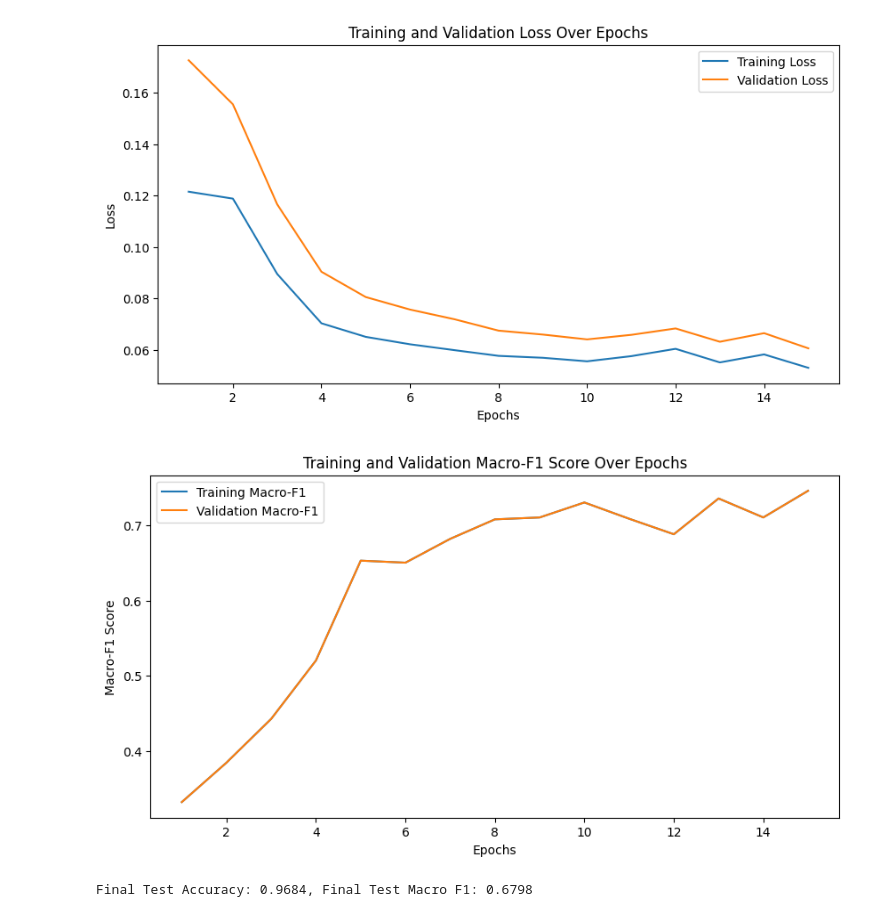
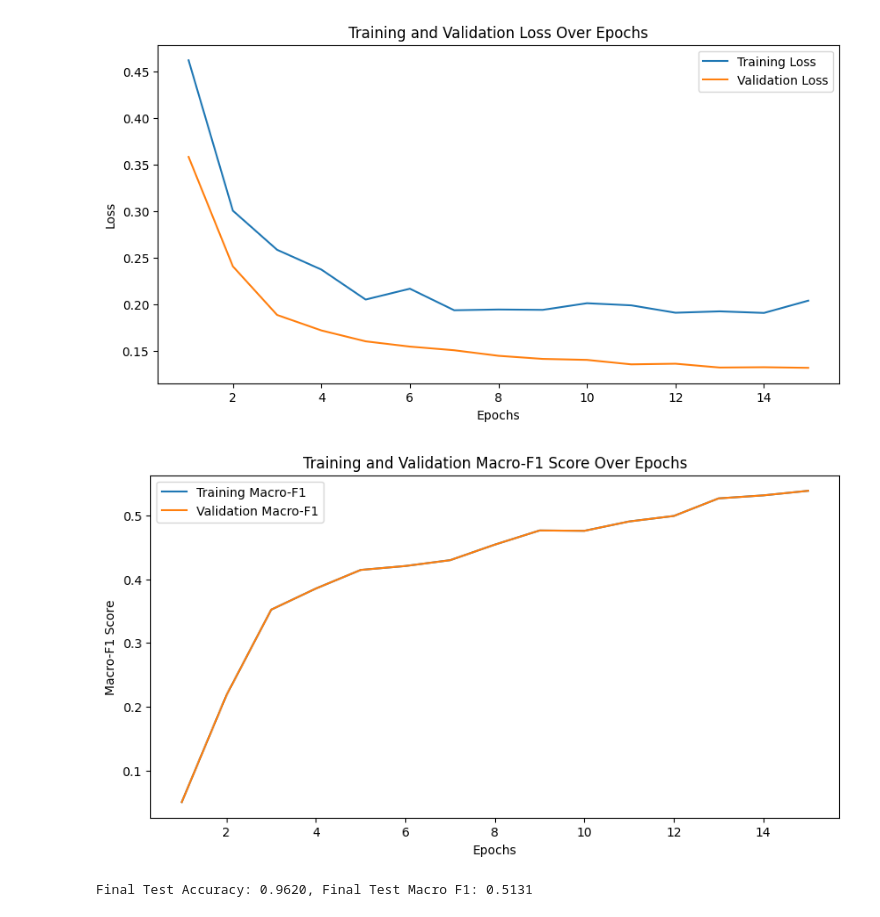
Before and after one commit to hyouteki/lanat, a Jupyter notebook: bio_encoding/dataset_1/RNN_fasttext.ipynb, the cells around one changed output. Drawn from its saved outputs; the diff is of its cells as text; code cells hidden in the pictures.

```diff
--- a/bio_encoding/dataset_1/RNN_fasttext.ipynb
+++ b/bio_encoding/dataset_1/RNN_fasttext.ipynb
@@ -29,7 +29,7 @@ def load_embeddings_from_file(embedding_file, word_index, embedding_dim):
 
 
 # Load processed data
-with open("processed_train_data.json", "r") as f_train, open("processed_val_data.json", "r") as f_val:
+with open("train_dataset.json", "r") as f_train, open("val_dataset.json", "r") as f_val:
     processed_train_data = json.load(f_train)
     processed_val_data = json.load(f_val)
 
@@ -208,5 +208,5 @@ Validation Macro F1: 0.7463
-[figure, old version]
+[figure, new version]
-[figure, old version]
+[figure, new version]
 # %%
 import json
 import torch
@@ -216,7 +216,7 @@ from torch.nn.utils.rnn import pad_sequence
 from sklearn.metrics import accuracy_score, f1_score
 import numpy as np
 
-with open("processed_test_data.json", "r") as f_test:
+with open("test_dataset.json", "r") as f_test:
     processed_test_data = json.load(f_test)
 
 texts_test = [entry["text"] for entry in processed_test_data.values()]
@@ -254,4 +254,4 @@ test_macro_f1 = f1_score(all_targets_test, all_preds_test, average='macro')
 
 print(f'Final Test Accuracy: {test_accuracy:.4f}, Final Test Macro F1: {test_macro_f1:.4f}')
 # %% [output]
-Final Test Accuracy: 0.9684, Final Test Macro F1: 0.6798
+Final Test Accuracy: 0.9620, Final Test Macro F1: 0.5131
```
Also changed, not shown: parts of 1 cell of this notebook, 11 other files.
